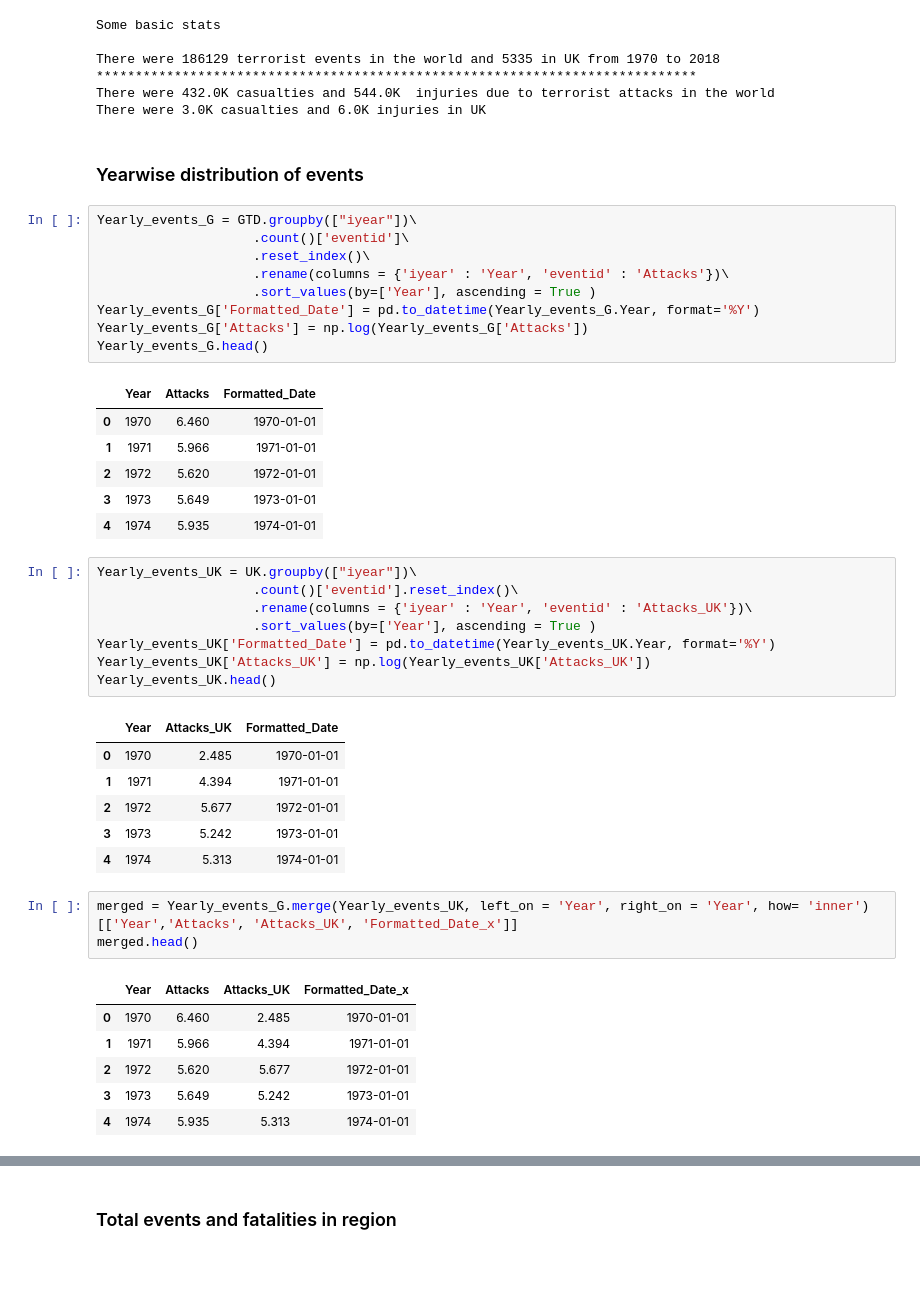
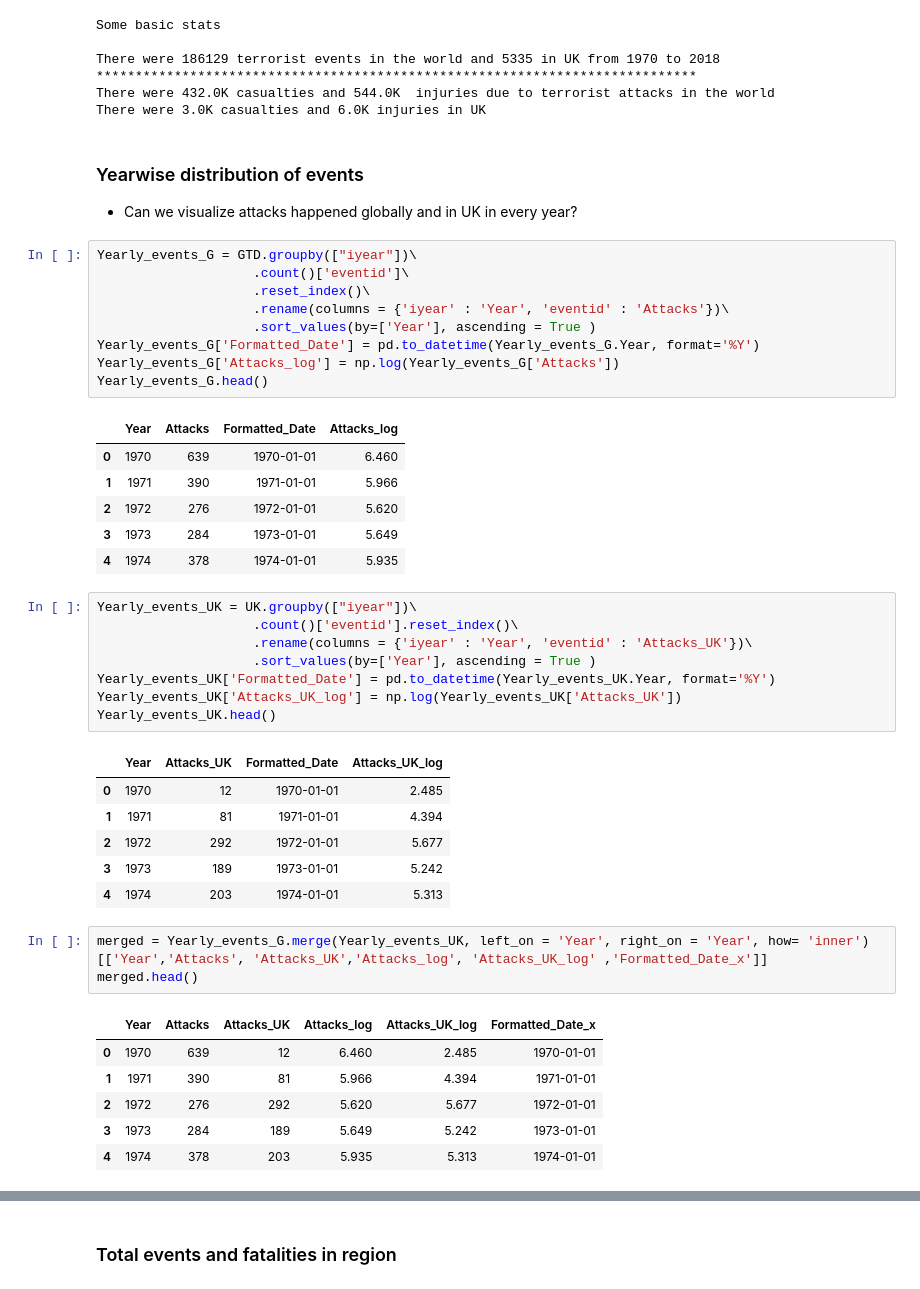
Before and after one commit to poonamarora86/gtd_trends, a Jupyter notebook: GTD.ipynb, the cells around one changed output, grey strips where cells are left out. Drawn from its saved outputs; the diff is of its cells as text.

```diff
--- a/GTD.ipynb
+++ b/GTD.ipynb
@@ -84,6 +81,8 @@ There were 432.0K casualties and 544.0K  injuries due to terrorist attacks in th
 There were 3.0K casualties and 6.0K injuries in UK
 # %% [markdown]
 ### Yearwise distribution of events
+
+* Can we visualize attacks happened globally and in UK in every year?
 # %%
 Yearly_events_G = GTD.groupby(["iyear"])\
                     .count()['eventid']\
@@ -91,40 +90,40 @@ Yearly_events_G = GTD.groupby(["iyear"])\
                     .rename(columns = {'iyear' : 'Year', 'eventid' : 'Attacks'})\
                     .sort_values(by=['Year'], ascending = True )
 Yearly_events_G['Formatted_Date'] = pd.to_datetime(Yearly_events_G.Year, format='%Y')
-Yearly_events_G['Attacks'] = np.log(Yearly_events_G['Attacks'])
+Yearly_events_G['Attacks_log'] = np.log(Yearly_events_G['Attacks'])
 Yearly_events_G.head()
 # %% [output]
-|  | Year | Attacks | Formatted_Date |
-| 0 | 1970 | 6.460 | 1970-01-01 |
-| 1 | 1971 | 5.966 | 1971-01-01 |
-| 2 | 1972 | 5.620 | 1972-01-01 |
-| 3 | 1973 | 5.649 | 1973-01-01 |
-| 4 | 1974 | 5.935 | 1974-01-01 |
+|  | Year | Attacks | Formatted_Date | Attacks_log |
+| 0 | 1970 | 639 | 1970-01-01 | 6.460 |
+| 1 | 1971 | 390 | 1971-01-01 | 5.966 |
+| 2 | 1972 | 276 | 1972-01-01 | 5.620 |
+| 3 | 1973 | 284 | 1973-01-01 | 5.649 |
+| 4 | 1974 | 378 | 1974-01-01 | 5.935 |
 # %%
 Yearly_events_UK = UK.groupby(["iyear"])\
                     .count()['eventid'].reset_index()\
                     .rename(columns = {'iyear' : 'Year', 'eventid' : 'Attacks_UK'})\
                     .sort_values(by=['Year'], ascending = True )
 Yearly_events_UK['Formatted_Date'] = pd.to_datetime(Yearly_events_UK.Year, format='%Y')
-Yearly_events_UK['Attacks_UK'] = np.log(Yearly_events_UK['Attacks_UK'])
+Yearly_events_UK['Attacks_UK_log'] = np.log(Yearly_events_UK['Attacks_UK'])
 Yearly_events_UK.head()
 # %% [output]
-|  | Year | Attacks_UK | Formatted_Date |
-| 0 | 1970 | 2.485 | 1970-01-01 |
-| 1 | 1971 | 4.394 | 1971-01-01 |
-| 2 | 1972 | 5.677 | 1972-01-01 |
-| 3 | 1973 | 5.242 | 1973-01-01 |
-| 4 | 1974 | 5.313 | 1974-01-01 |
+|  | Year | Attacks_UK | Formatted_Date | Attacks_UK_log |
+| 0 | 1970 | 12 | 1970-01-01 | 2.485 |
+| 1 | 1971 | 81 | 1971-01-01 | 4.394 |
+| 2 | 1972 | 292 | 1972-01-01 | 5.677 |
+| 3 | 1973 | 189 | 1973-01-01 | 5.242 |
+| 4 | 1974 | 203 | 1974-01-01 | 5.313 |
 # %%
-merged = Yearly_events_G.merge(Yearly_events_UK, left_on = 'Year', right_on = 'Year', how= 'inner') [['Year','Attacks', 'Attacks_UK', 'Formatted_Date_x']]
+merged = Yearly_events_G.merge(Yearly_events_UK, left_on = 'Year', right_on = 'Year', how= 'inner') [['Year','Attacks', 'Attacks_UK','Attacks_log', 'Attacks_UK_log' ,'Formatted_Date_x']]
 merged.head()
 # %% [output]
-|  | Year | Attacks | Attacks_UK | Formatted_Date_x |
-| 0 | 1970 | 6.460 | 2.485 | 1970-01-01 |
-| 1 | 1971 | 5.966 | 4.394 | 1971-01-01 |
-| 2 | 1972 | 5.620 | 5.677 | 1972-01-01 |
-| 3 | 1973 | 5.649 | 5.242 | 1973-01-01 |
-| 4 | 1974 | 5.935 | 5.313 | 1974-01-01 |
+|  | Year | Attacks | Attacks_UK | Attacks_log | Attacks_UK_log | Formatted_Date_x |
+| 0 | 1970 | 639 | 12 | 6.460 | 2.485 | 1970-01-01 |
+| 1 | 1971 | 390 | 81 | 5.966 | 4.394 | 1971-01-01 |
+| 2 | 1972 | 276 | 292 | 5.620 | 5.677 | 1972-01-01 |
+| 3 | 1973 | 284 | 189 | 5.649 | 5.242 | 1973-01-01 |
+| 4 | 1974 | 378 | 203 | 5.935 | 5.313 | 1974-01-01 |
 # %%
 src = ColumnDataSource(merged)
 
```
Also changed, not shown: parts of 14 cells of this notebook.
